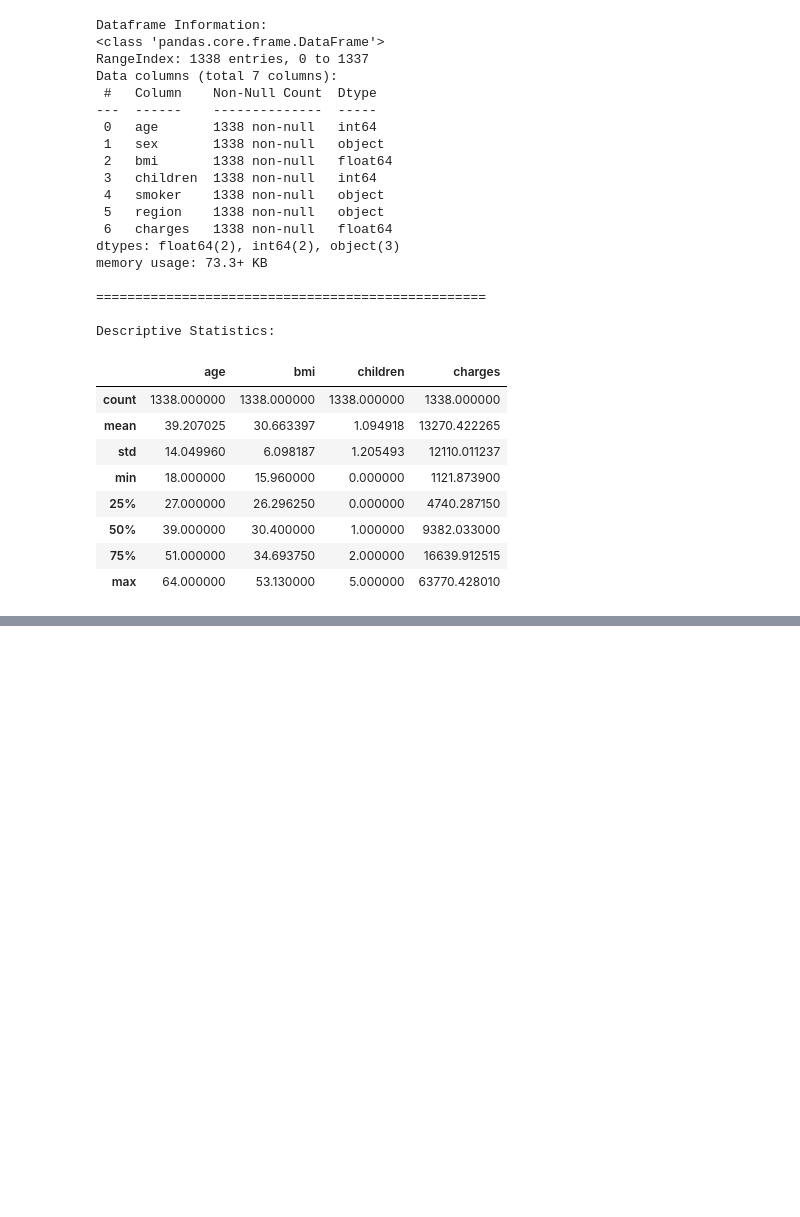
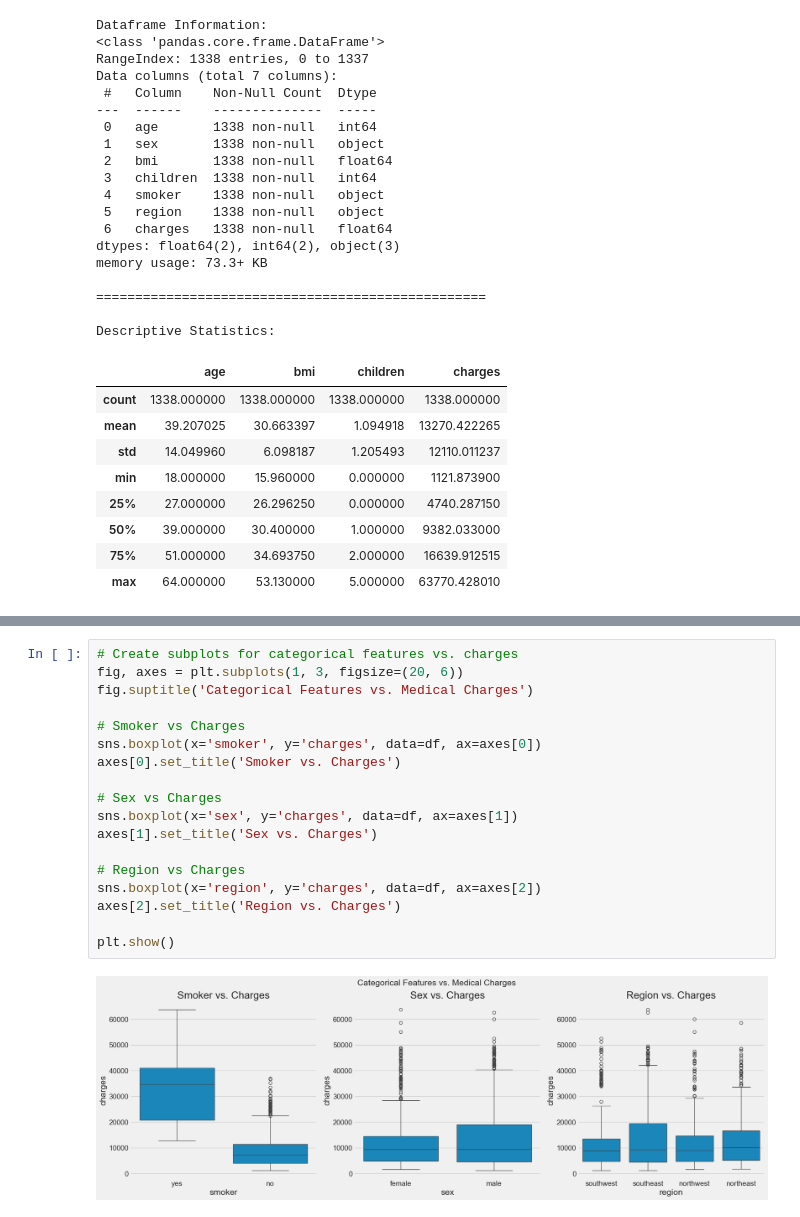
Before and after one commit to kotharisoumil/Medical-Cost-Regression-Project, a Jupyter notebook: MedicalCost.ipynb, the cells around one changed output, grey strips where cells are left out. Cells and saved outputs as stored; diff of their text form; blank space fills up the shorter version.

```diff
--- a/MedicalCost.ipynb
+++ b/MedicalCost.ipynb
@@ -65,0 +91,20 @@ Descriptive Statistics:
+# %%
+# Create subplots for categorical features vs. charges
+fig, axes = plt.subplots(1, 3, figsize=(20, 6))
+fig.suptitle('Categorical Features vs. Medical Charges')
+
+# Smoker vs Charges
+sns.boxplot(x='smoker', y='charges', data=df, ax=axes[0])
+axes[0].set_title('Smoker vs. Charges')
+
+# Sex vs Charges
+sns.boxplot(x='sex', y='charges', data=df, ax=axes[1])
+axes[1].set_title('Sex vs. Charges')
+
+# Region vs Charges
+sns.boxplot(x='region', y='charges', data=df, ax=axes[2])
+axes[2].set_title('Region vs. Charges')
+
+plt.show()
+# %% [output]
+[figure, added]
```
Also changed, not shown: parts of 6 cells of this notebook.
